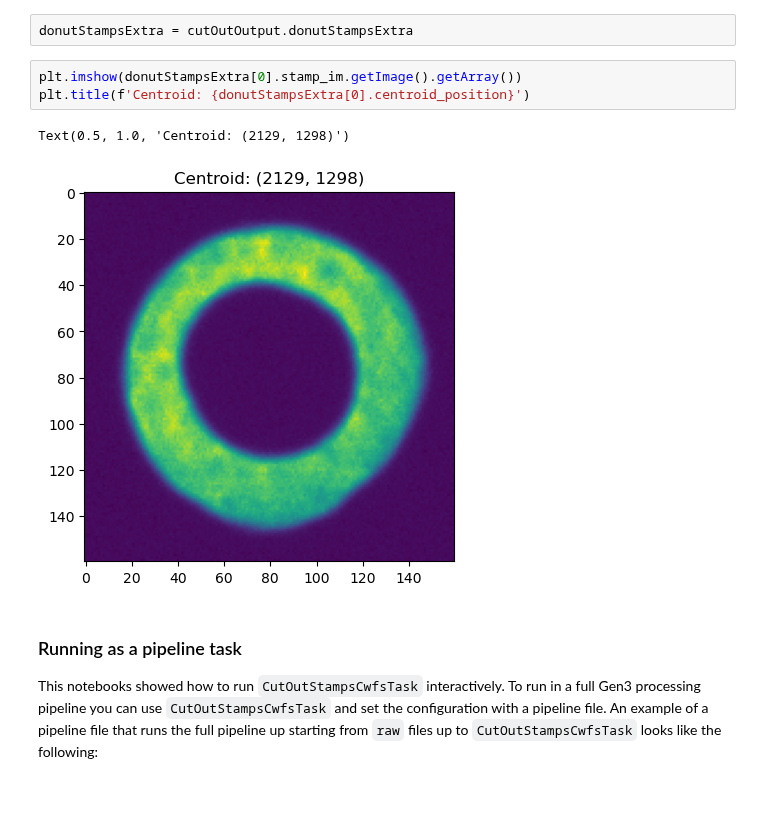
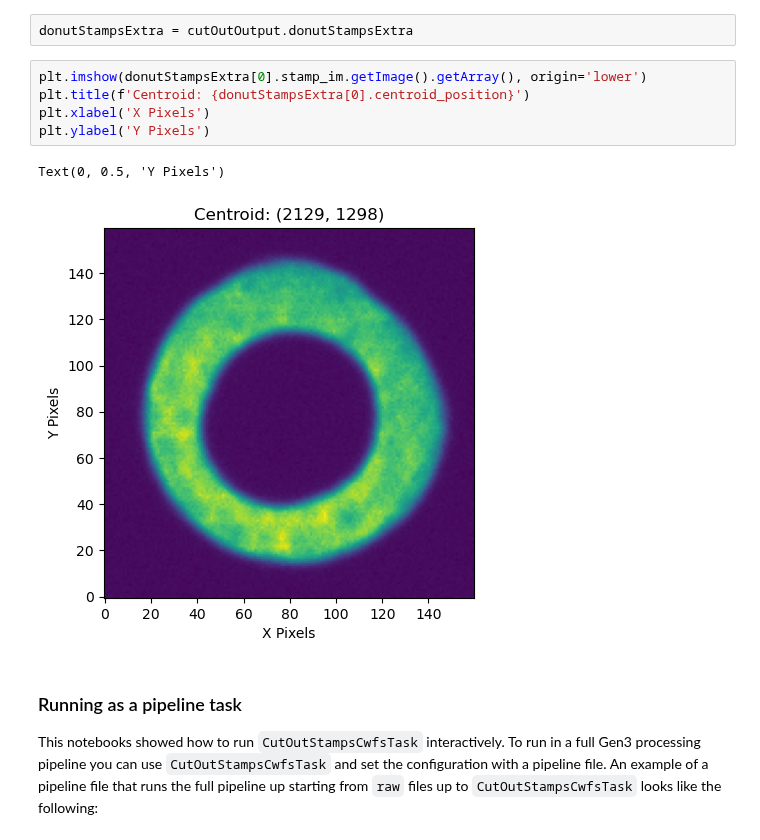
Before and after one commit to lsst-ts/ts_analysis_notebooks, a Jupyter notebook: aos/closed_loop/cutOutDonutsWithWEP.ipynb, the cells around one changed output. Drawn from its saved outputs; the diff is of its cells as text; blank space fills up the shorter version.

```diff
--- a/aos/closed_loop/cutOutDonutsWithWEP.ipynb
+++ b/aos/closed_loop/cutOutDonutsWithWEP.ipynb
@@ -109,11 +113,13 @@ The final output of the task is a `struct` with two different datasets:
 # %%
 donutStampsExtra = cutOutOutput.donutStampsExtra
 # %%
-plt.imshow(donutStampsExtra[0].stamp_im.getImage().getArray())
+plt.imshow(donutStampsExtra[0].stamp_im.getImage().getArray(), origin='lower')
 plt.title(f'Centroid: {donutStampsExtra[0].centroid_position}')
+plt.xlabel('X Pixels')
+plt.ylabel('Y Pixels')
 # %% [output]
-Text(0.5, 1.0, 'Centroid: (2129, 1298)')
+Text(0, 0.5, 'Y Pixels')
-[figure, old version]
+[figure, new version]
 # %% [markdown]
 ### Running as a pipeline task
 
```
Also changed, not shown: parts of 3 cells of this notebook, 3 other files.
